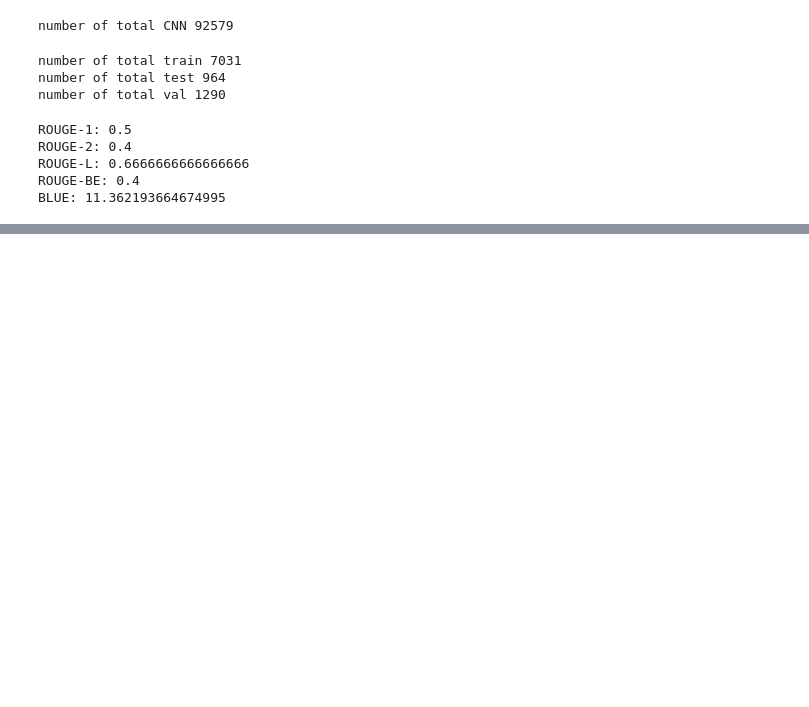
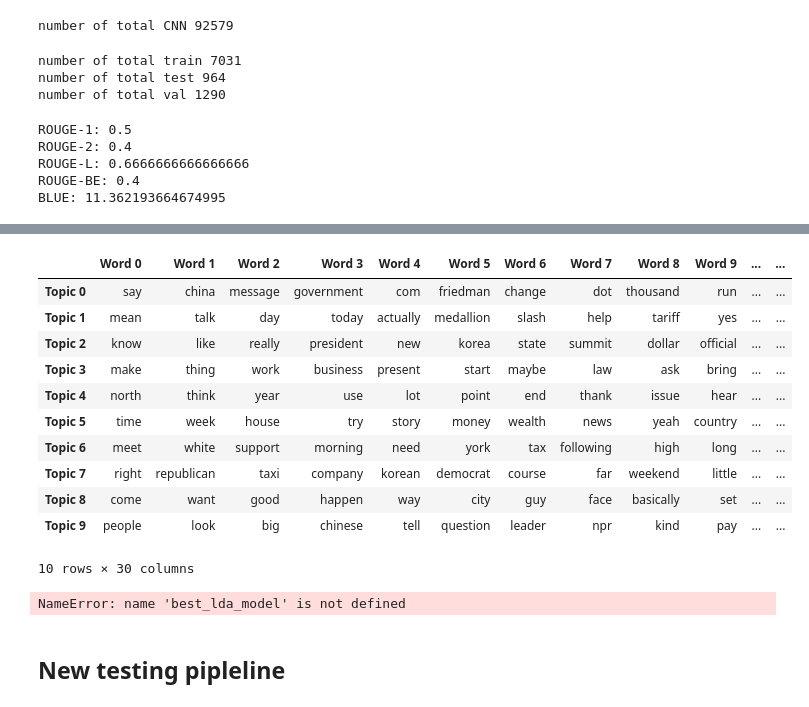
Before and after one commit to tongbaojia/Insight, a Jupyter notebook: Project/Text_to_Suammary.ipynb, the cells around one changed output, grey strips where cells are left out. Cells and saved outputs as stored; diff of their text form; code cells hidden in the pictures; blank space fills up the shorter version.

Commit message:
week 2 MVP ready

```diff
--- a/Project/Text_to_Suammary.ipynb
+++ b/Project/Text_to_Suammary.ipynb
@@ -368,0 +405,46 @@ tensor([[-0.1442, -2.2881, -3.4176],
+# %%
+
+
+topic_keywords = show_topics(vectorizer=vectorizer, lda_model=best_lda_model, n_words=30)
+
+# Topic - Keywords Dataframe
+df_topic_keywords = pd.DataFrame(topic_keywords)
+df_topic_keywords.columns = ['Word '+str(i) for i in range(df_topic_keywords.shape[1])]
+df_topic_keywords.index = ['Topic '+str(i) for i in range(df_topic_keywords.shape[0])]
+df_topic_keywords
+# %% [output]
+|  | Word 0 | Word 1 | Word 2 | Word 3 | Word 4 | Word 5 | Word 6 | Word 7 | Word 8 | Word 9 | ... | ... |
+| Topic 0 | say | china | message | government | com | friedman | change | dot | thousand | run | ... | ... |
+| Topic 1 | mean | talk | day | today | actually | medallion | slash | help | tariff | yes | ... | ... |
+| Topic 2 | know | like | really | president | new | korea | state | summit | dollar | official | ... | ... |
+| Topic 3 | make | thing | work | business | present | start | maybe | law | ask | bring | ... | ... |
+| Topic 4 | north | think | year | use | lot | point | end | thank | issue | hear | ... | ... |
+| Topic 5 | time | week | house | try | story | money | wealth | news | yeah | country | ... | ... |
+| Topic 6 | meet | white | support | morning | need | york | tax | following | high | long | ... | ... |
+| Topic 7 | right | republican | taxi | company | korean | democrat | course | far | weekend | little | ... | ... |
+| Topic 8 | come | want | good | happen | way | city | guy | face | basically | set | ... | ... |
+| Topic 9 | people | look | big | chinese | tell | question | leader | npr | kind | pay | ... | ... |
+10 rows × 30 columns
+# %%
+# # Define function to predict topic for a given text document.
+# def predict_topic(text, nlp=nlp, ntopics=3, nwords=10):
+
+#     mytext = vectorizer.transform(text)
+#     # LDA Transform
+#     topic_probability_scores = best_lda_model.transform(mytext)
+#     key_topics = topic_probability_scores.argsort()[:, :ntopics][0]
+#     print(key_topics)
+#     nwords_topic = nwords // ntopics
+#     topic = df_topic_keywords.iloc[key_topics, :nwords_topic].values
+#     topic = [item for sublist in topic for item in sublist]
+#     return topic, topic_probability_scores
+
+# Predict the topic
+topic, prob_scores = predict_topic(text = [" ".join(test_token)], nwords=length)
+print(topic)
+print(calc_score(ref=test_sumtoken, comp=topic, debug=False))
+print(test_sumtoken)
+# %% [output]
+NameError: name 'best_lda_model' is not defined
+# %% [markdown]
+## New testing pipleline
```
Also changed, not shown: parts of 43 cells of this notebook, 7 other files.
